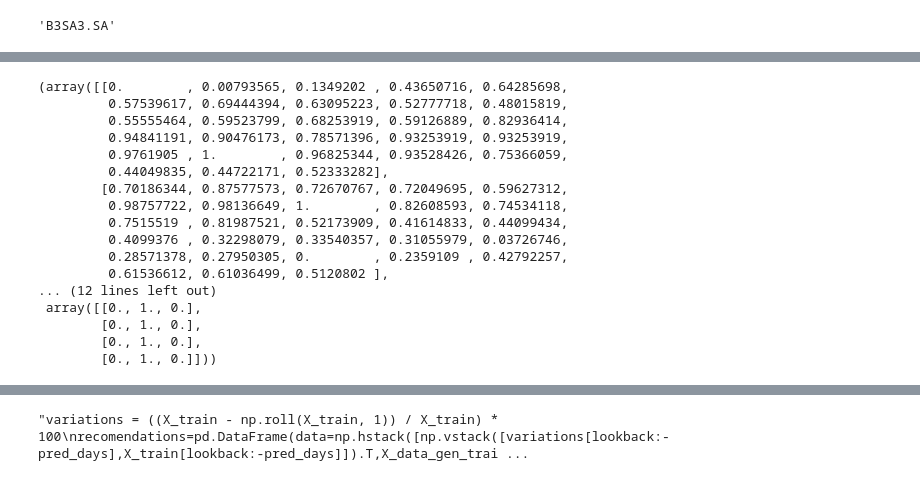
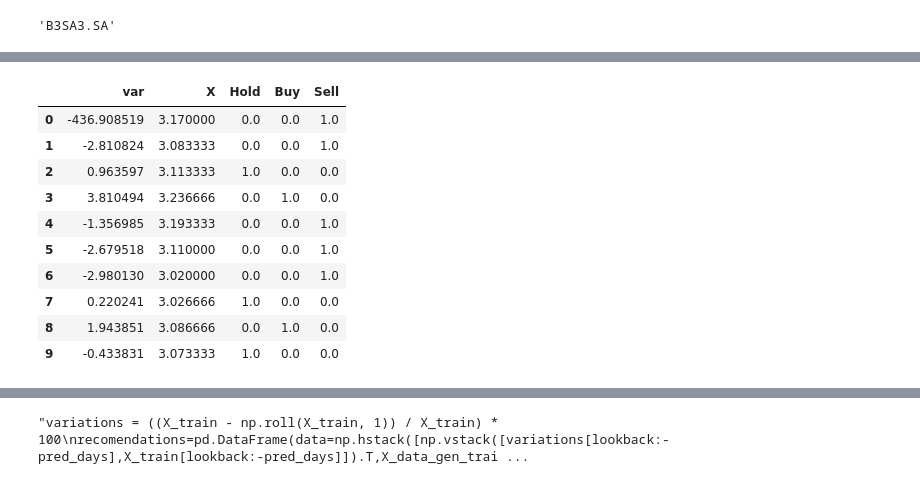
Before and after one commit to brunoodutra/Time_Series_Forecast, a Jupyter notebook: acoes/stock_classification.ipynb, the cells around one changed output, grey strips where cells are left out. Saved outputs shown, nothing was run; the diff lists cells and outputs as text; code cells hidden in the pictures.

```diff
--- a/acoes/stock_classification.ipynb
+++ b/acoes/stock_classification.ipynb
@@ -847,21 +835,17 @@ X_data_gen_train[396][:]
-# %%
-X_data_gen_train[390][:]
-# %% [output]
-(array([[0.        , 0.00793565, 0.1349202 , 0.43650716, 0.64285698,
-         0.57539617, 0.69444394, 0.63095223, 0.52777718, 0.48015819,
-         0.55555464, 0.59523799, 0.68253919, 0.59126889, 0.82936414,
-         0.94841191, 0.90476173, 0.78571396, 0.93253919, 0.93253919,
-         0.9761905 , 1.        , 0.96825344, 0.93528426, 0.75366059,
-         0.44049835, 0.44722171, 0.52333282],
-        [0.70186344, 0.87577573, 0.72670767, 0.72049695, 0.59627312,
-         0.98757722, 0.98136649, 1.        , 0.82608593, 0.74534118,
-         0.7515519 , 0.81987521, 0.52173909, 0.41614833, 0.44099434,
-         0.4099376 , 0.32298079, 0.33540357, 0.31055979, 0.03726746,
-         0.28571378, 0.27950305, 0.        , 0.2359109 , 0.42792257,
-         0.61536612, 0.61036499, 0.5120802 ],
-... (12 lines left out)
- array([[0., 1., 0.],
-        [0., 1., 0.],
-        [0., 1., 0.],
-        [0., 1., 0.]]))
+# %%
+aux_data=np.hstack([X_data_gen_train.variations[:-lookback].reshape(-1,1),X_data_gen_train.features[:,0].reshape(-1,1),X_data_gen_train.y_classification])
+recomentations_2=pd.DataFrame(data=aux_data,columns=['var','X', 'Hold','Buy','Sell'])
+recomentations_2.head(10)
+# %% [output]
+|  | var | X | Hold | Buy | Sell |
+| 0 | -436.908519 | 3.170000 | 0.0 | 0.0 | 1.0 |
+| 1 | -2.810824 | 3.083333 | 0.0 | 0.0 | 1.0 |
+| 2 | 0.963597 | 3.113333 | 1.0 | 0.0 | 0.0 |
+| 3 | 3.810494 | 3.236666 | 0.0 | 1.0 | 0.0 |
+| 4 | -1.356985 | 3.193333 | 0.0 | 0.0 | 1.0 |
+| 5 | -2.679518 | 3.110000 | 0.0 | 0.0 | 1.0 |
+| 6 | -2.980130 | 3.020000 | 0.0 | 0.0 | 1.0 |
+| 7 | 0.220241 | 3.026666 | 1.0 | 0.0 | 0.0 |
+| 8 | 1.943851 | 3.086666 | 0.0 | 1.0 | 0.0 |
+| 9 | -0.433831 | 3.073333 | 1.0 | 0.0 | 0.0 |
 # %%
```
Also changed, not shown: parts of 41 cells of this notebook.
